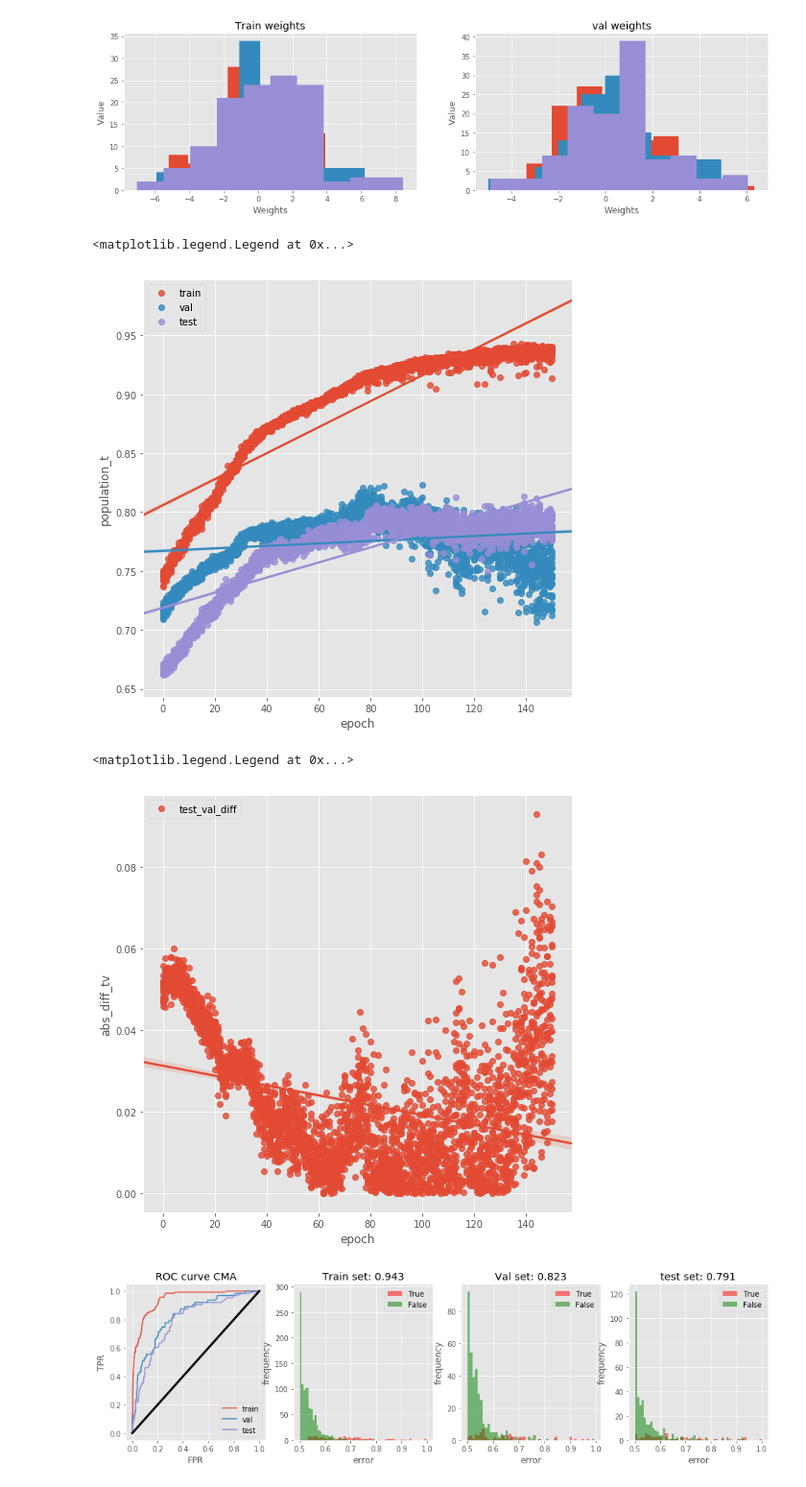
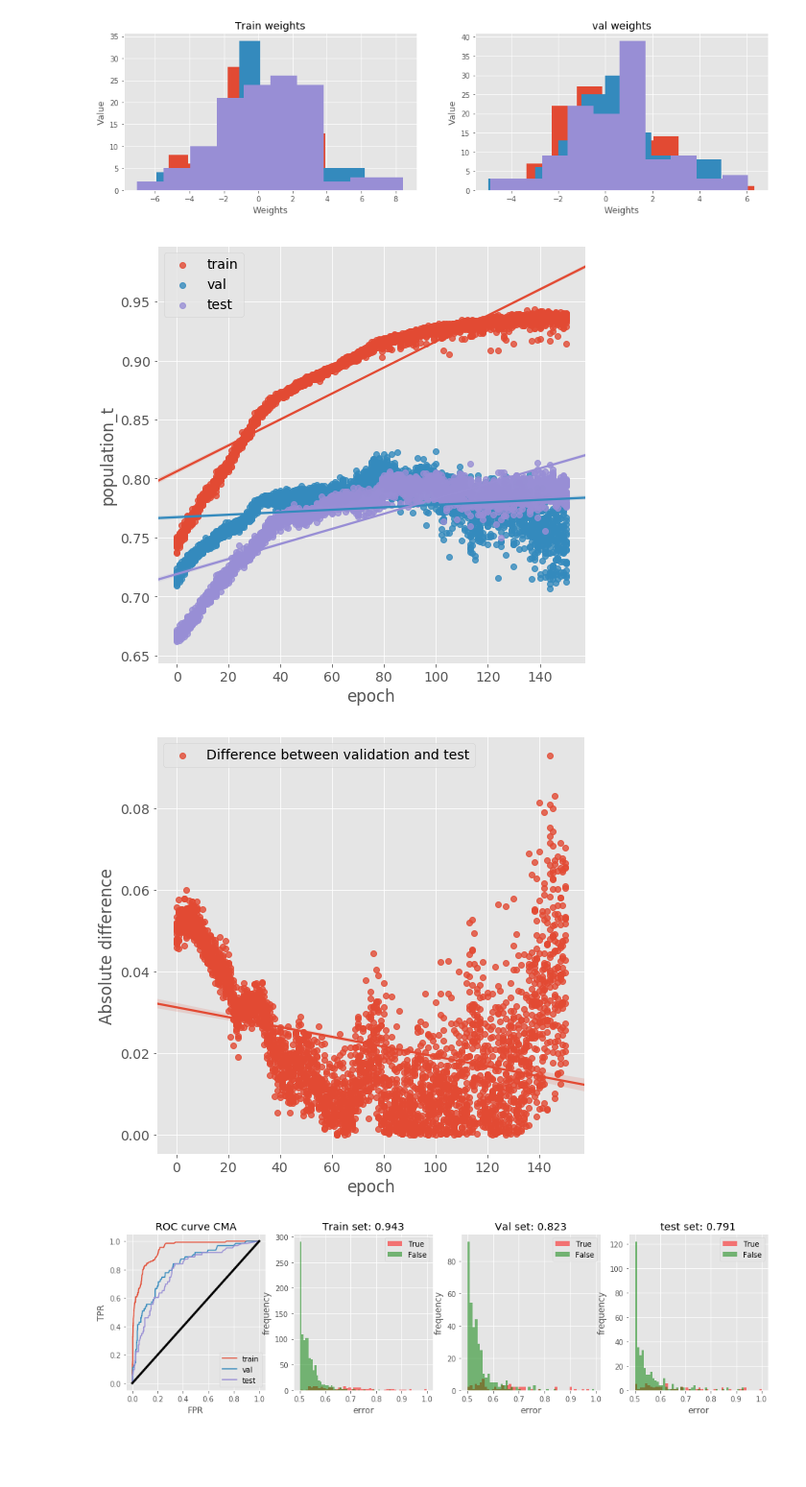
Before and after one commit to fabricecops/fabo_thesis, a Jupyter notebook: notebooks/shuffle_segmentated/CMA_ES.ipynb, the cells around one changed output. Shown: that part at 96% size. Drawn from its saved outputs; the diff is of its cells as text; code cells hidden in the pictures; blank space fills up the shorter version.

```diff
--- a/notebooks/shuffle_segmentated/CMA_ES.ipynb
+++ b/notebooks/shuffle_segmentated/CMA_ES.ipynb
@@ -183,21 +87,26 @@ BO_vis.plot_weigths(data['x_tr'],data['x_v'])
 [figure]
 # %%
 # Set up the figure
+import matplotlib
+matplotlib.rcParams.update({'font.size': 14})
 f, ax = plt.subplots(figsize=(8, 8))
 ax = sns.regplot(df.epoch, df.population_tr,label = 'train')
 ax = sns.regplot(df.epoch, df.population_v,label = 'val')
 ax = sns.regplot(df.epoch, df.population_t,label = 'test')
 plt.legend()
+plt.savefig('./plots/AFE/CMA_min_training.png',bbox_inches="tight")
 # %% [output]
-<matplotlib.legend.Legend at 0x...>
-[figure, old version]
+[figure, new version]
 # %%
+import matplotlib
+matplotlib.rcParams.update({'font.size': 14})
 f, ax = plt.subplots(figsize=(8, 8))
-ax = sns.regplot(df.epoch, df.abs_diff_tv,label = 'test_val_diff')
+ax = sns.regplot(df.epoch, df.abs_diff_tv,label = 'Difference between validation and test')
 plt.legend()
+plt.ylabel('Absolute difference')
+plt.savefig('./plots/AFE/CMA_min_diff.png',bbox_inches="tight")
 # %% [output]
-<matplotlib.legend.Legend at 0x...>
-[figure, old version]
+[figure, new version]
 # %%
 BO_vis.plot_cma(data)
 # %% [output]
```
Also changed, not shown: parts of 49 cells of this notebook, 39 other files.
